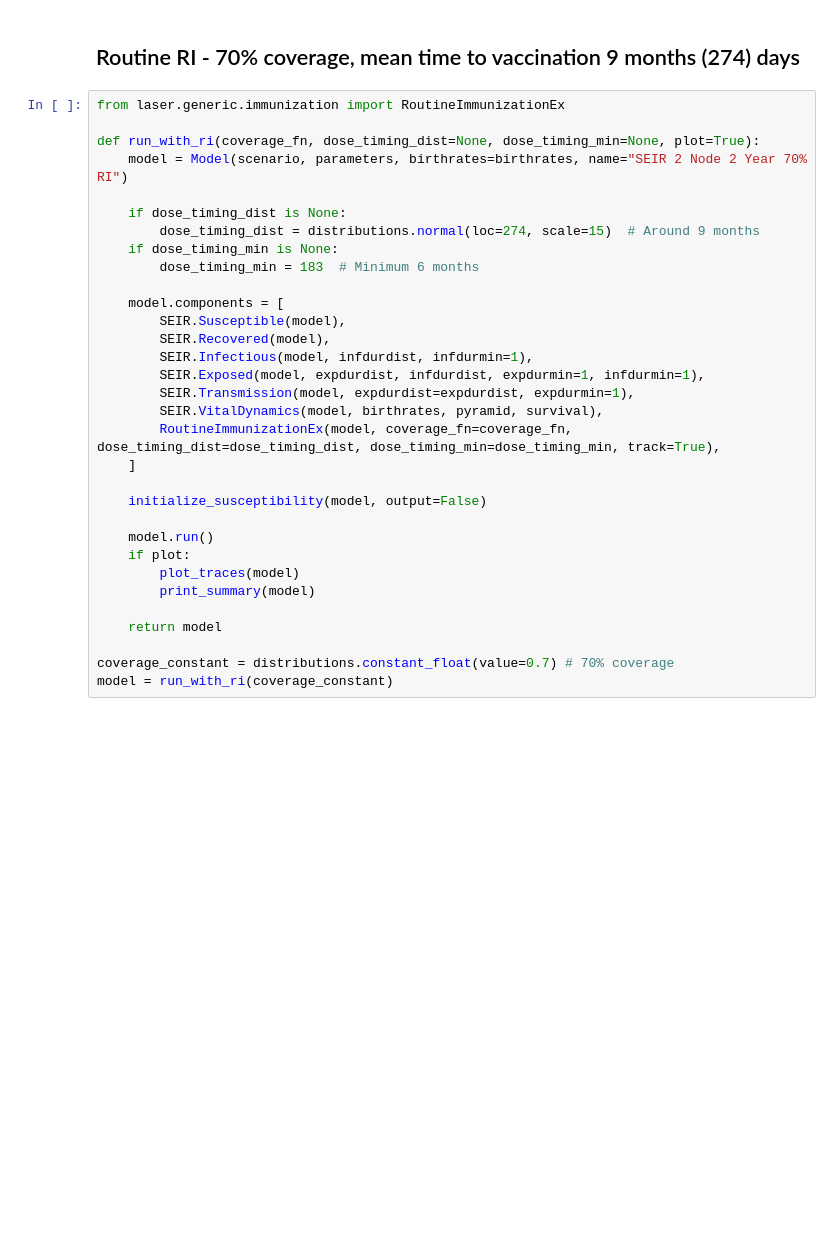
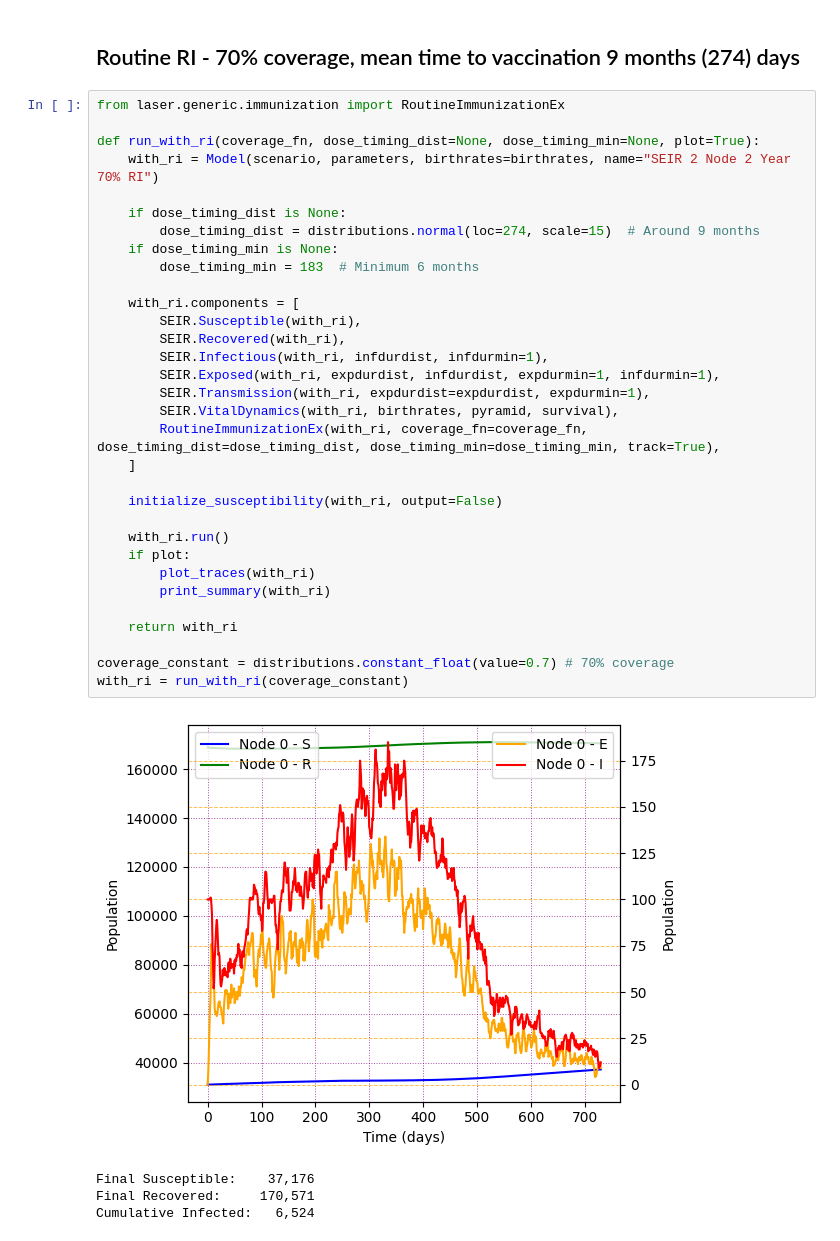
Before and after one commit to InstituteforDiseaseModeling/laser-generic, a Jupyter notebook: docs/tutorials/notebooks/ri_exploration.ipynb, the cells around one changed output. Drawn from its saved outputs; the diff is of its cells as text; blank space fills up the shorter version.

```diff
--- a/docs/tutorials/notebooks/ri_exploration.ipynb
+++ b/docs/tutorials/notebooks/ri_exploration.ipynb
@@ -150,32 +170,37 @@ print_summary(baseline)
 # %%
 from laser.generic.immunization import RoutineImmunizationEx
 
 def run_with_ri(coverage_fn, dose_timing_dist=None, dose_timing_min=None, plot=True):
-    model = Model(scenario, parameters, birthrates=birthrates, name="SEIR 2 Node 2 Year 70% RI")
+    with_ri = Model(scenario, parameters, birthrates=birthrates, name="SEIR 2 Node 2 Year 70% RI")
 
     if dose_timing_dist is None:
         dose_timing_dist = distributions.normal(loc=274, scale=15)  # Around 9 months
     if dose_timing_min is None:
         dose_timing_min = 183  # Minimum 6 months
 
-    model.components = [
-        SEIR.Susceptible(model),
-        SEIR.Recovered(model),
-        SEIR.Infectious(model, infdurdist, infdurmin=1),
-        SEIR.Exposed(model, expdurdist, infdurdist, expdurmin=1, infdurmin=1),
-        SEIR.Transmission(model, expdurdist=expdurdist, expdurmin=1),
-        SEIR.VitalDynamics(model, birthrates, pyramid, survival),
-        RoutineImmunizationEx(model, coverage_fn=coverage_fn, dose_timing_dist=dose_timing_dist, dose_timing_min=dose_timing_min, track=True),
+    with_ri.components = [
+        SEIR.Susceptible(with_ri),
+        SEIR.Recovered(with_ri),
+        SEIR.Infectious(with_ri, infdurdist, infdurmin=1),
+        SEIR.Exposed(with_ri, expdurdist, infdurdist, expdurmin=1, infdurmin=1),
+        SEIR.Transmission(with_ri, expdurdist=expdurdist, expdurmin=1),
+        SEIR.VitalDynamics(with_ri, birthrates, pyramid, survival),
+        RoutineImmunizationEx(with_ri, coverage_fn=coverage_fn, dose_timing_dist=dose_timing_dist, dose_timing_min=dose_timing_min, track=True),
     ]
 
-    initialize_susceptibility(model, output=False)
+    initialize_susceptibility(with_ri, output=False)
 
-    model.run()
+    with_ri.run()
     if plot:
-        plot_traces(model)
-        print_summary(model)
+        plot_traces(with_ri)
+        print_summary(with_ri)
 
-    return model
+    return with_ri
 
 coverage_constant = distributions.constant_float(value=0.7) # 70% coverage
-model = run_with_ri(coverage_constant)
+with_ri = run_with_ri(coverage_constant)
+# %% [output]
+[figure, added]
+Final Susceptible:    37,176
+Final Recovered:     170,571
+Cumulative Infected:   6,524
```
Also changed, not shown: parts of 8 cells of this notebook.
